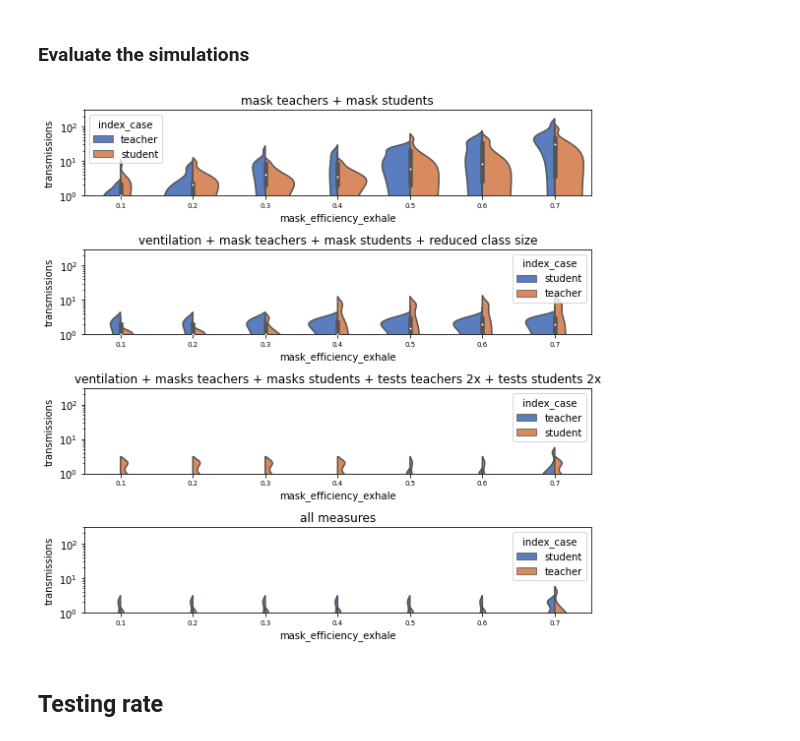
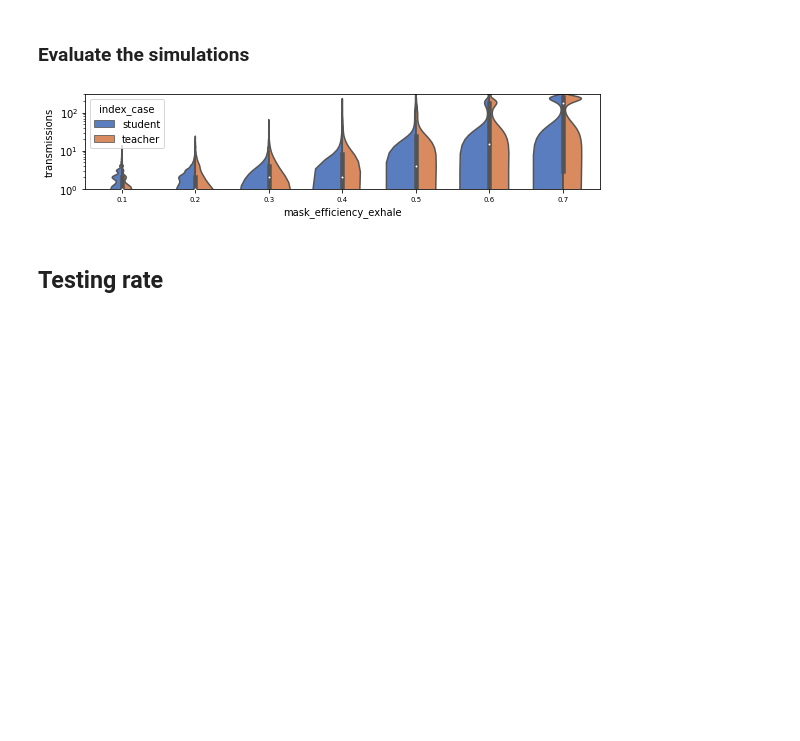
Before and after one commit to JanaLasser/school_SEIRX, a Jupyter notebook: code/sensitivity_analysis/sensitivity_analysis_data_creation.ipynb, the cells around one changed output. Saved outputs shown, nothing was run; the diff lists cells and outputs as text; code cells hidden in the pictures; blank space fills up the shorter version.

```diff
--- a/code/sensitivity_analysis/sensitivity_analysis_data_creation.ipynb
+++ b/code/sensitivity_analysis/sensitivity_analysis_data_creation.ipynb
@@ -188,11 +192,12 @@ fig.tight_layout()
 # %%
 # number of runs in the ensemble (set to a low number so runs complete quickly
 # for demonstration purposes)
-N_runs = 10
+N_runs = 500
 # different school types (only simulate for primary schools for demonstration
 # purposes)
 school_types = ['primary', 'primary_dc', 'lower_secondary',
-                'lower_secondary_dc', 'upper_secondary', 'secondary'][0:1]
+                'lower_secondary_dc', 'upper_secondary', 'secondary']
+school_types.reverse()
 # load the other screening parameters from file
 screening_params = pd.read_csv(join('screening_params', 'mask_efficiency.csv'))
 
@@ -206,5 +211,10 @@ params = [(N_runs, st,
            row['ventilation_modification'],
            row['m_efficiency_exhale'],
            row['m_efficiency_inhale']) \
-           for st in school_types \
-           for i, row in screening_params.iterrows()]
+           for i, row in screening_params.iterrows()\
+           for st in school_types
+           ]
+
+params = params[0: min_cutoffs['mask_efficiency'] * len(school_types)]
+print('there are {} different parameter combinations'\
+      .format(len(params)))
@@ -305,19 +317,16 @@ results['teacher_screen_interval'] = results['teacher_screen_interval']\
     .replace({np.nan:'never'})
 dcf.set_measure_packages_mask_efficiency(results)
 # %%
-fig, axes = plt.subplots(4, 1, figsize=(8, 8))
+fig, ax = plt.subplots(1, 1, figsize=(8, 2))
 
-for ax, measure in zip(axes.flatten(), results['measure'].unique()):
-    subset = results[results['measure'] == measure]
-    sns.violinplot(x="mask_efficiency_exhale", y="transmissions", hue="index_case",
-                        data=subset, palette="muted", split=True, ax=ax)
-    ax.tick_params(axis='x', labelsize=7)
-    ax.set_yscale('log')
-    ax.set_ylim(1, 300)
-    ax.set_title(measure)
+sns.violinplot(x="mask_efficiency_exhale", y="transmissions", hue="index_case",
+                    data=results, palette="muted", split=True, ax=ax)
+ax.tick_params(axis='x', labelsize=7)
+ax.set_yscale('log')
+ax.set_ylim(1, 300)
 fig.tight_layout()
 # %% [output]
-[figure, old version]
+[figure, new version]
 # %% [markdown]
 ## Testing rate
 # %% [markdown]
```
Also changed, not shown: parts of 88 cells of this notebook, 2 other files.
